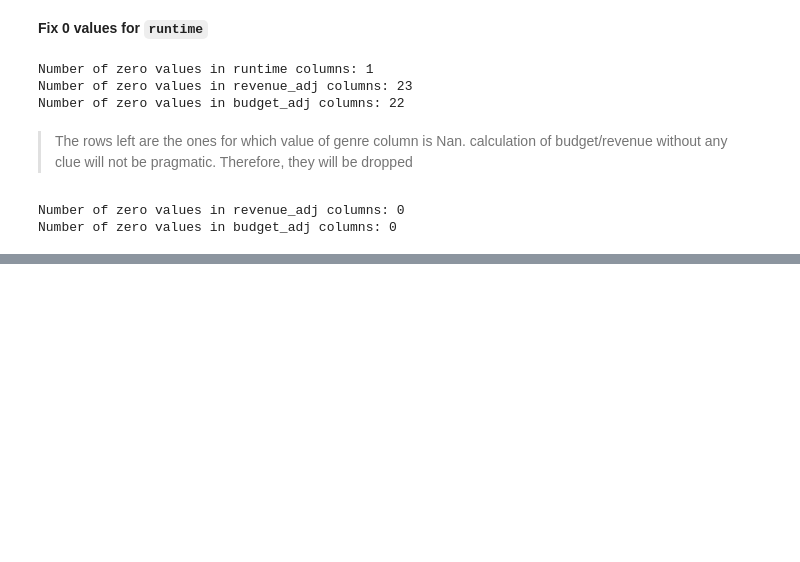
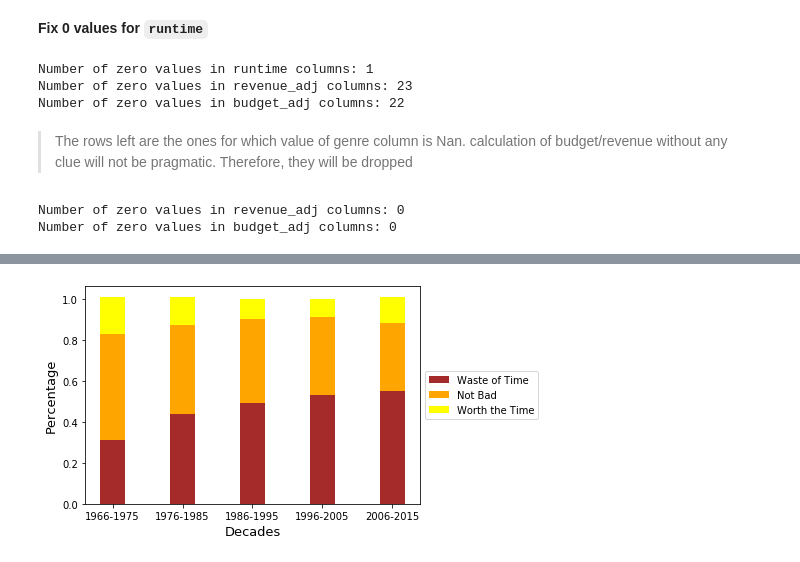
Before and after one commit to aZade-Dehghanpour/investigate_imdb_dataset, a Jupyter notebook: Codes/Notebook/Analysis of Imdb Movie Data.ipynb, the cells around one changed output, grey strips where cells are left out. Cells and saved outputs as stored; diff of their text form; code cells hidden in the pictures; blank space fills up the shorter version.

```diff
--- a/Codes/Notebook/Analysis of Imdb Movie Data.ipynb
+++ b/Codes/Notebook/Analysis of Imdb Movie Data.ipynb
@@ -493,0 +565,21 @@ df_movies.to_csv('../../Datasets/movies_dataset.csv',index = False)
+# %%
+movie_count_per_decade_per_review = df_review_per_decade.groupby(['decade','review']).id.count()
+movie_count_per_decade_per_review = movie_count_per_decade_per_review.astype(float)
+decade_list = list(movie_count_per_decade_per_review.index.get_level_values('decade').unique().copy())
+for decade in decade_list:
+    movie_count_per_decade_per_review[decade] = (movie_count_per_decade_per_review[decade]/movie_count_per_decade_per_review[decade].sum()).round(2)
+bar_waste_of_time = movie_count_per_decade_per_review[:,'Waste of time']
+bar_not_bad = movie_count_per_decade_per_review[:,'Not bad']
+bar_worth_the_time = movie_count_per_decade_per_review[:,'Worth the time']
+x_locations = np.arange(len(decade_list))
+bar_width = 0.35
+labels_list = ['1966-1975','1976-1985','1986-1995','1996-2005','2006-2015']
+plt.bar(x_locations, bar_waste_of_time, width = bar_width, color = 'brown', label =  'Waste of Time')
+plt.bar(x_locations, bar_not_bad, width = bar_width, color = 'orange', label =  'Not Bad', bottom = bar_waste_of_time)
+plt.bar(x_locations, bar_worth_the_time, width = bar_width, color = 'yellow', label =  'Worth the Time', bottom = bar_not_bad + bar_waste_of_time)
+plt.xticks(x_locations,labels_list)
+plt.xlabel('Decades',size = 13)
+plt.ylabel('Percentage',size = 13)
+plt.legend(loc='center left', bbox_to_anchor=(1, 0.5));
+# %% [output]
+[figure, added]
```
Also changed, not shown: parts of 27 cells of this notebook.
